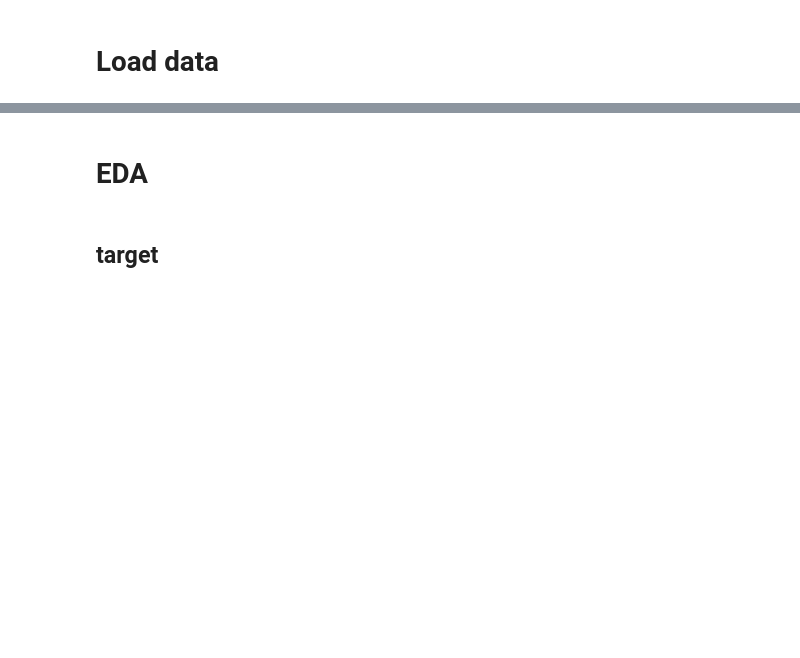
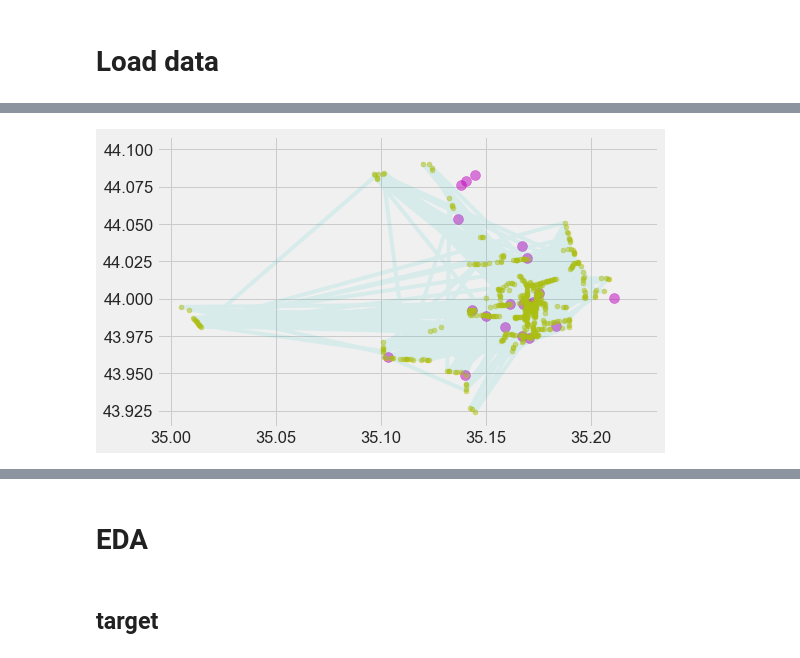
Before and after one commit to katsu1110/DataScienceComp, a Jupyter notebook: EDA.ipynb, the cells around one changed output, grey strips where cells are left out. Cells and saved outputs as stored; diff of their text form; code cells hidden in the pictures; blank space fills up the shorter version.

```diff
--- a/EDA.ipynb
+++ b/EDA.ipynb
@@ -300,0 +239,4 @@ test.head()
+# %%
+user_shop_plot(train_pid, session_id="71c8d7611e8f48d5d46b5d5e89f716a1")
+# %% [output]
+[figure, added]
```
Also changed, not shown: parts of 100 cells of this notebook, 7 other files.
